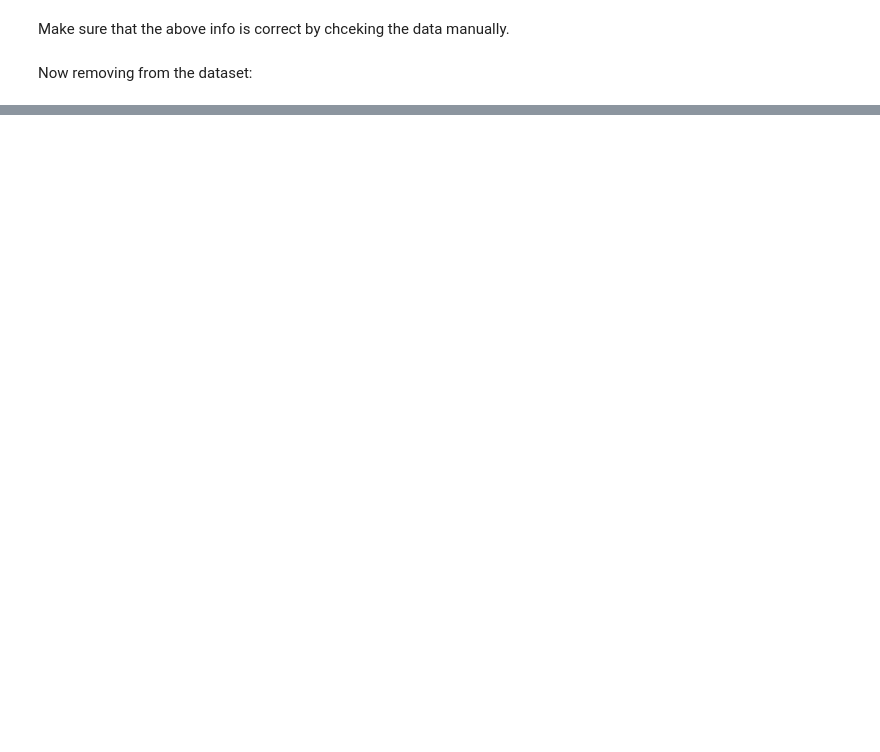
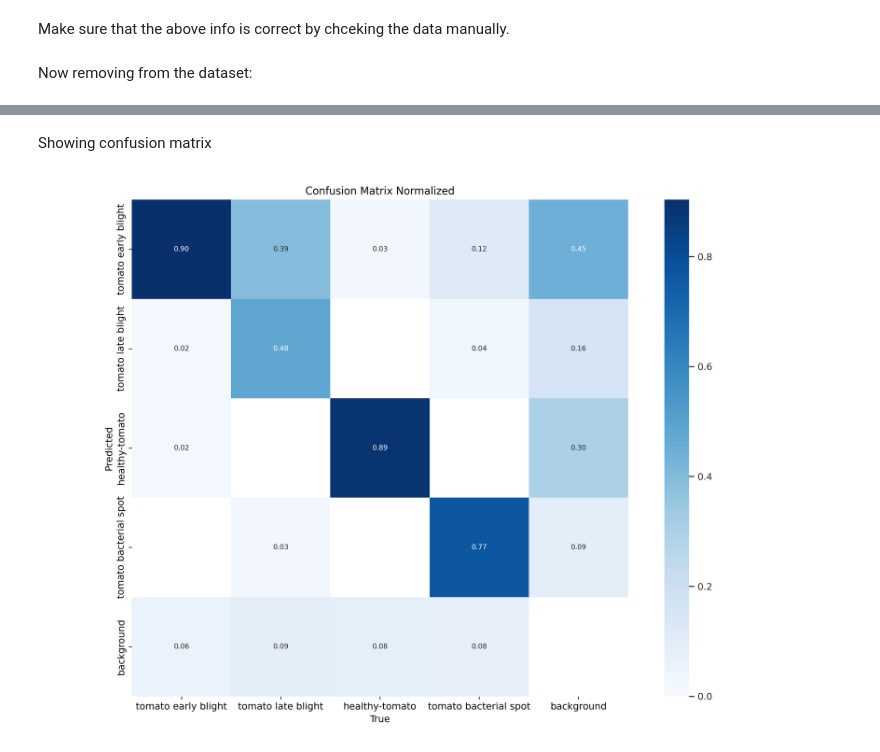
Before and after one commit to jaspergass/Tomato-Object-Detection, a Jupyter notebook: Tomato_Object_Detection2.ipynb, the cells around one changed output, grey strips where cells are left out. Saved outputs shown, nothing was run; the diff lists cells and outputs as text; code cells hidden in the pictures; blank space fills up the shorter version.

Commit message:
Trained model!

```diff
--- a/Tomato_Object_Detection2.ipynb
+++ b/Tomato_Object_Detection2.ipynb
@@ -599,0 +752,9 @@ for file in extra_images_val:
+# %% [markdown]
+Showing confusion matrix
+# %%
+%matplotlib inline
+from PIL import Image
+
+Image.open('/content/runs/detect/train22/confusion_matrix_normalized.png')
+# %% [output]
+[figure, added]
```
Also changed, not shown: parts of 18 cells of this notebook.
